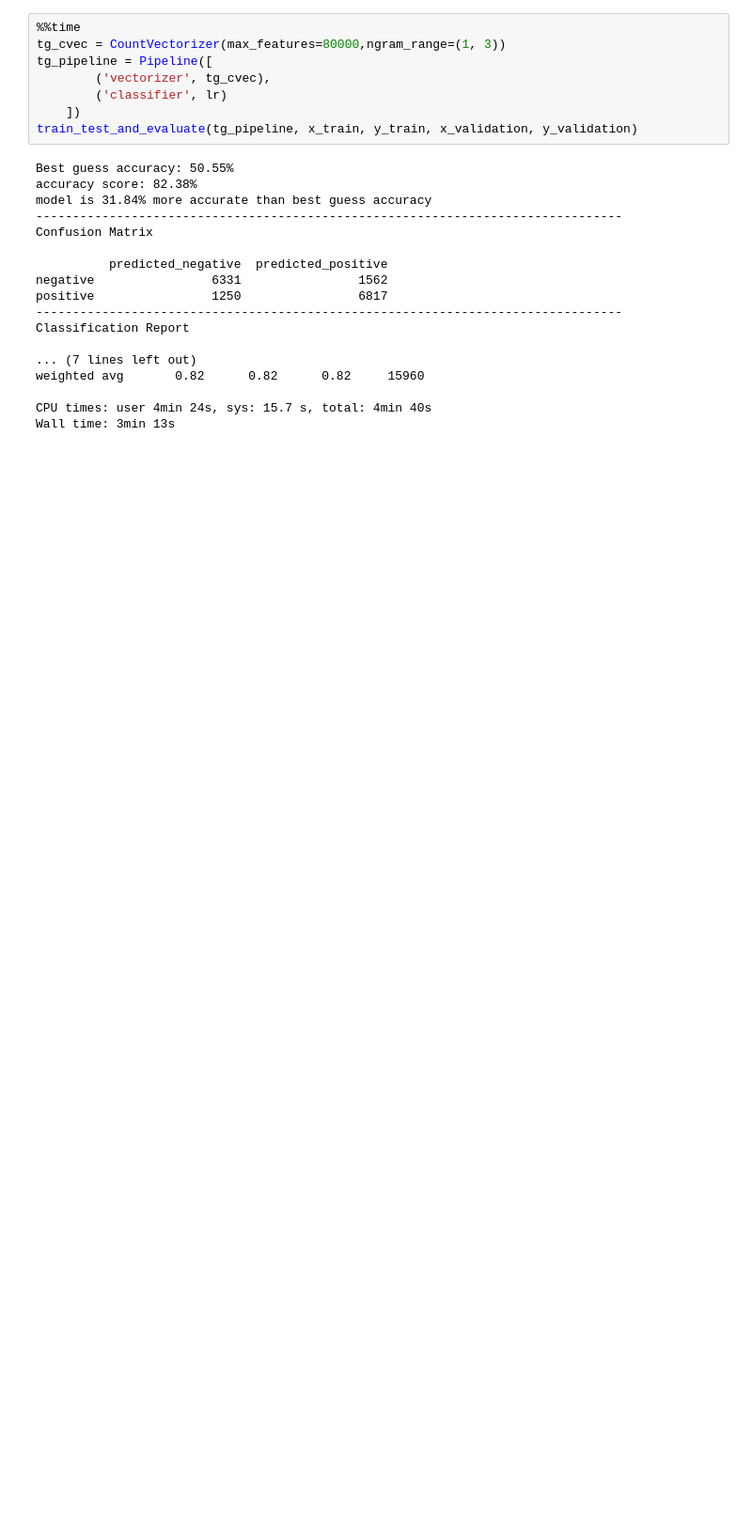
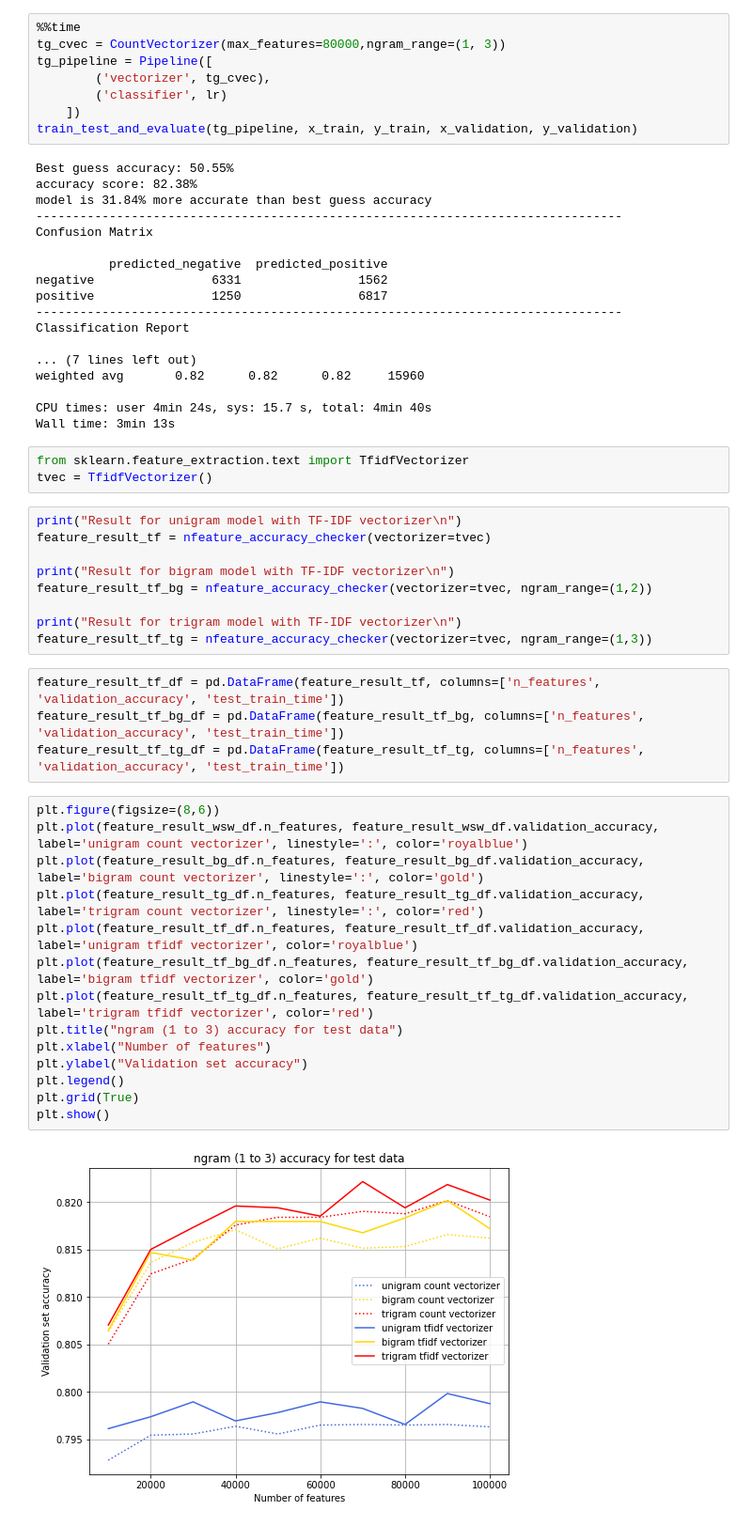
Before and after one commit to singhaditya8499/NLP-Study, a Jupyter notebook: Twitter_sentiment_analysis/Sentiment_analysis/ngram_model_with_count_vectorizer.ipynb, the cells around one changed output. Shown at 94% size. Saved outputs shown, nothing was run; the diff lists cells and outputs as text; blank space fills up the shorter version.

Commit message:
Add TF-IDF to vectorise the data and run model

```diff
--- a/Twitter_sentiment_analysis/Sentiment_analysis/ngram_model_with_count_vectorizer.ipynb
+++ b/Twitter_sentiment_analysis/Sentiment_analysis/ngram_model_with_count_vectorizer.ipynb
@@ -283,3 +283,35 @@ weighted avg       0.82      0.82      0.82     15960
 
 CPU times: user 4min 24s, sys: 15.7 s, total: 4min 40s
 Wall time: 3min 13s
+# %%
+from sklearn.feature_extraction.text import TfidfVectorizer
+tvec = TfidfVectorizer()
+# %%
+print("Result for unigram model with TF-IDF vectorizer\n")
+feature_result_tf = nfeature_accuracy_checker(vectorizer=tvec)
+
+print("Result for bigram model with TF-IDF vectorizer\n")
+feature_result_tf_bg = nfeature_accuracy_checker(vectorizer=tvec, ngram_range=(1,2))
+
+print("Result for trigram model with TF-IDF vectorizer\n")
+feature_result_tf_tg = nfeature_accuracy_checker(vectorizer=tvec, ngram_range=(1,3))
+# %%
+feature_result_tf_df = pd.DataFrame(feature_result_tf, columns=['n_features', 'validation_accuracy', 'test_train_time'])
+feature_result_tf_bg_df = pd.DataFrame(feature_result_tf_bg, columns=['n_features', 'validation_accuracy', 'test_train_time'])
+feature_result_tf_tg_df = pd.DataFrame(feature_result_tf_tg, columns=['n_features', 'validation_accuracy', 'test_train_time'])
+# %%
+plt.figure(figsize=(8,6))
+plt.plot(feature_result_wsw_df.n_features, feature_result_wsw_df.validation_accuracy, label='unigram count vectorizer', linestyle=':', color='royalblue')
+plt.plot(feature_result_bg_df.n_features, feature_result_bg_df.validation_accuracy, label='bigram count vectorizer', linestyle=':', color='gold')
+plt.plot(feature_result_tg_df.n_features, feature_result_tg_df.validation_accuracy, label='trigram count vectorizer', linestyle=':', color='red')
+plt.plot(feature_result_tf_df.n_features, feature_result_tf_df.validation_accuracy, label='unigram tfidf vectorizer', color='royalblue')
+plt.plot(feature_result_tf_bg_df.n_features, feature_result_tf_bg_df.validation_accuracy, label='bigram tfidf vectorizer', color='gold')
+plt.plot(feature_result_tf_tg_df.n_features, feature_result_tf_tg_df.validation_accuracy, label='trigram tfidf vectorizer', color='red')
+plt.title("ngram (1 to 3) accuracy for test data")
+plt.xlabel("Number of features")
+plt.ylabel("Validation set accuracy")
+plt.legend()
+plt.grid(True)
+plt.show()
+# %% [output]
+[figure, added]
```
